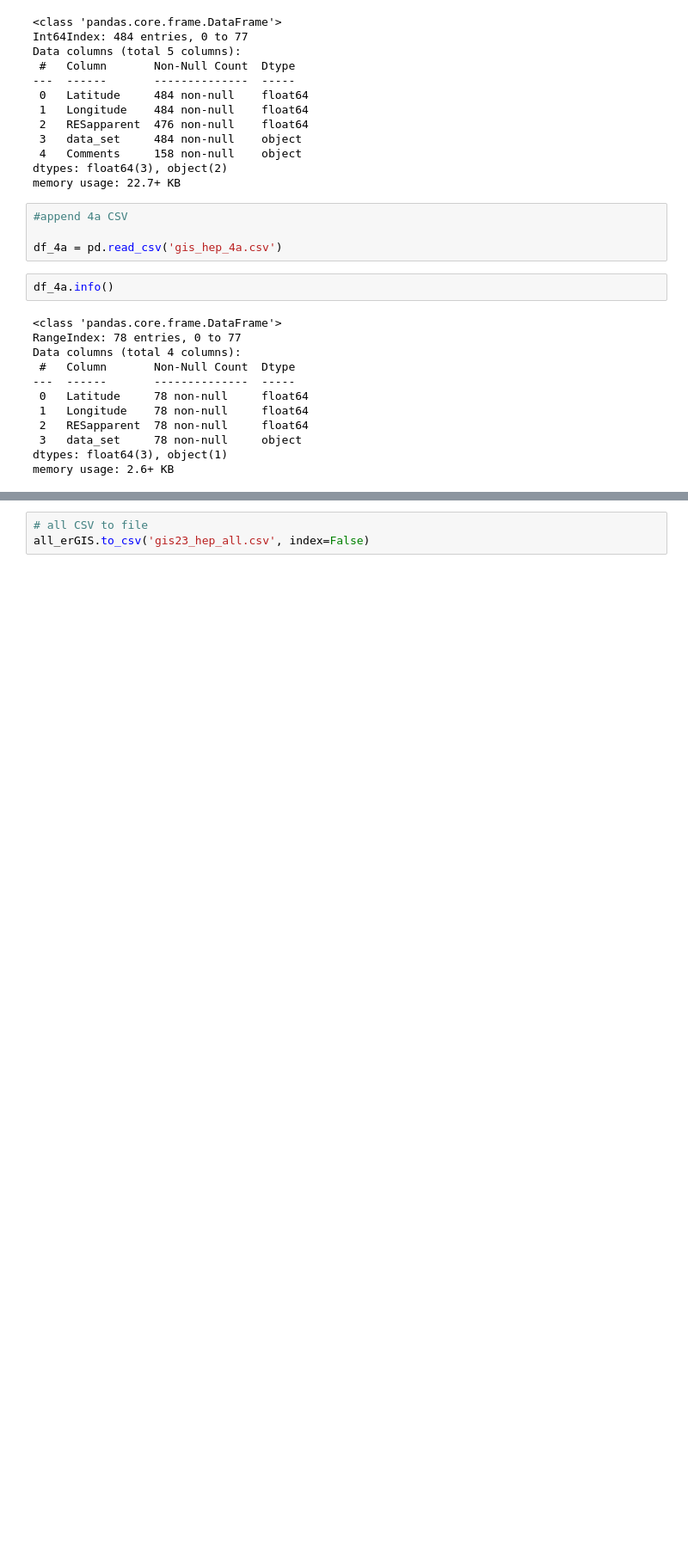
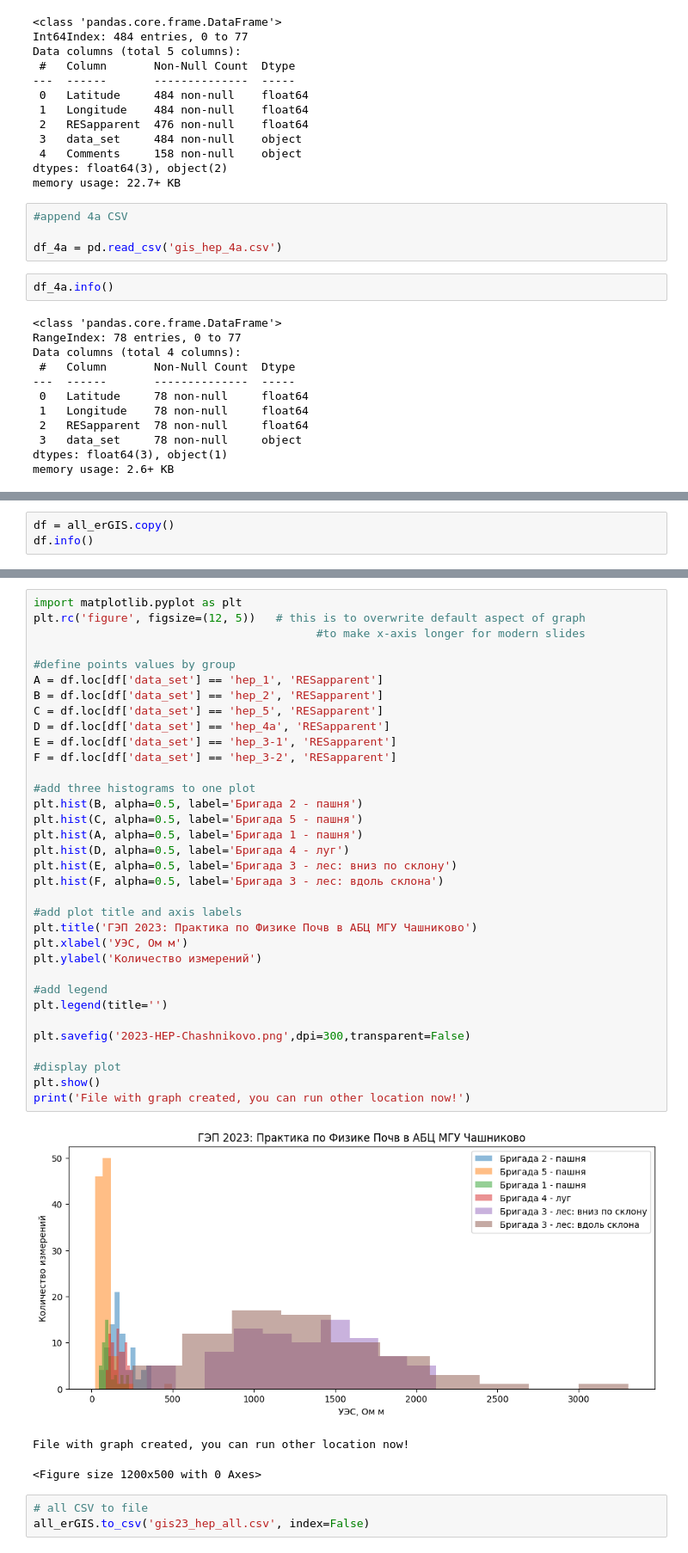
Before and after one commit to Landviser-LLC/landmapper, a Jupyter notebook: HEP/add_lat_long.ipynb, the cells around one changed output, grey strips where cells are left out. Shown: that part at 86% size. Saved outputs shown, nothing was run; the diff lists cells and outputs as text; blank space fills up the shorter version.

```diff
--- a/HEP/add_lat_long.ipynb
+++ b/HEP/add_lat_long.ipynb
@@ -307,0 +330,3 @@ memory usage: 2.6+ KB
+# %%
+df = all_erGIS.copy()
+df.info()
@@ -308,3 +346,41 @@ memory usage: 2.6+ KB
+# %%
+import matplotlib.pyplot as plt
+plt.rc('figure', figsize=(12, 5))   # this is to overwrite default aspect of graph
+                                          #to make x-axis longer for modern slides
+
+#define points values by group
+A = df.loc[df['data_set'] == 'hep_1', 'RESapparent']
+B = df.loc[df['data_set'] == 'hep_2', 'RESapparent']
+C = df.loc[df['data_set'] == 'hep_5', 'RESapparent']
+D = df.loc[df['data_set'] == 'hep_4a', 'RESapparent']
+E = df.loc[df['data_set'] == 'hep_3-1', 'RESapparent']
+F = df.loc[df['data_set'] == 'hep_3-2', 'RESapparent']
+
+#add three histograms to one plot
+plt.hist(B, alpha=0.5, label='Бригада 2 - пашня')
+plt.hist(C, alpha=0.5, label='Бригада 5 - пашня')
+plt.hist(A, alpha=0.5, label='Бригада 1 - пашня')
+plt.hist(D, alpha=0.5, label='Бригада 4 - луг')
+plt.hist(E, alpha=0.5, label='Бригада 3 - лес: вниз по склону')
+plt.hist(F, alpha=0.5, label='Бригада 3 - лес: вдоль склона')
+
+#add plot title and axis labels
+plt.title('ГЭП 2023: Практика по Физике Почв в АБЦ МГУ Чашниково')
+plt.xlabel('УЭС, Ом м')
+plt.ylabel('Количество измерений')
+
+#add legend
+plt.legend(title='')
+
+plt.savefig('2023-HEP-Chashnikovo.png',dpi=300,transparent=False)
+
+#display plot
+plt.show()
+print('File with graph created, you can run other location now!')
+# %% [output]
+[figure, added]
+File with graph created, you can run other location now!
+<Figure size 1200x500 with 0 Axes>
 # %%
 # all CSV to file
 all_erGIS.to_csv('gis23_hep_all.csv', index=False)
```
Also changed, not shown: parts of 3 cells of this notebook, 6 other files.
